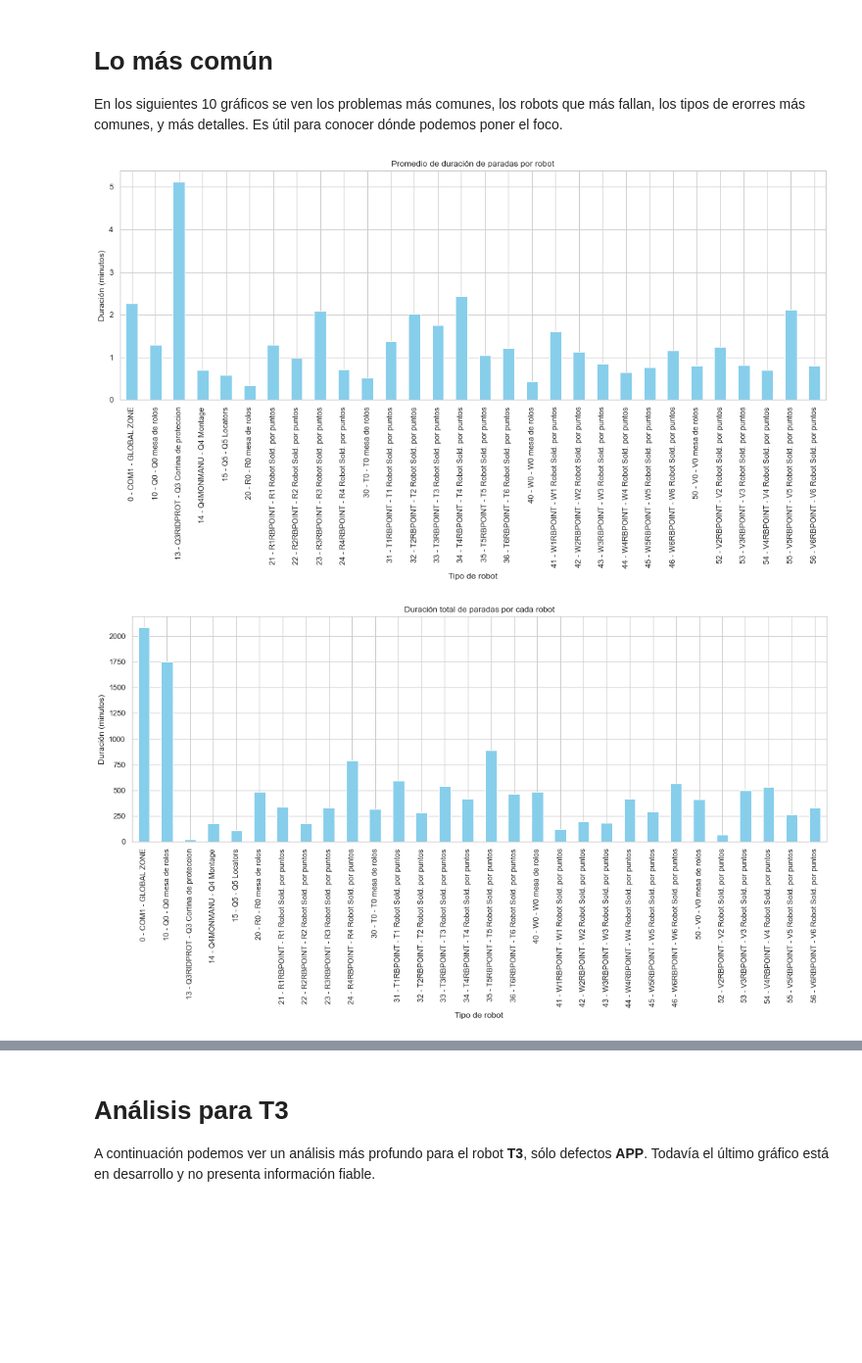
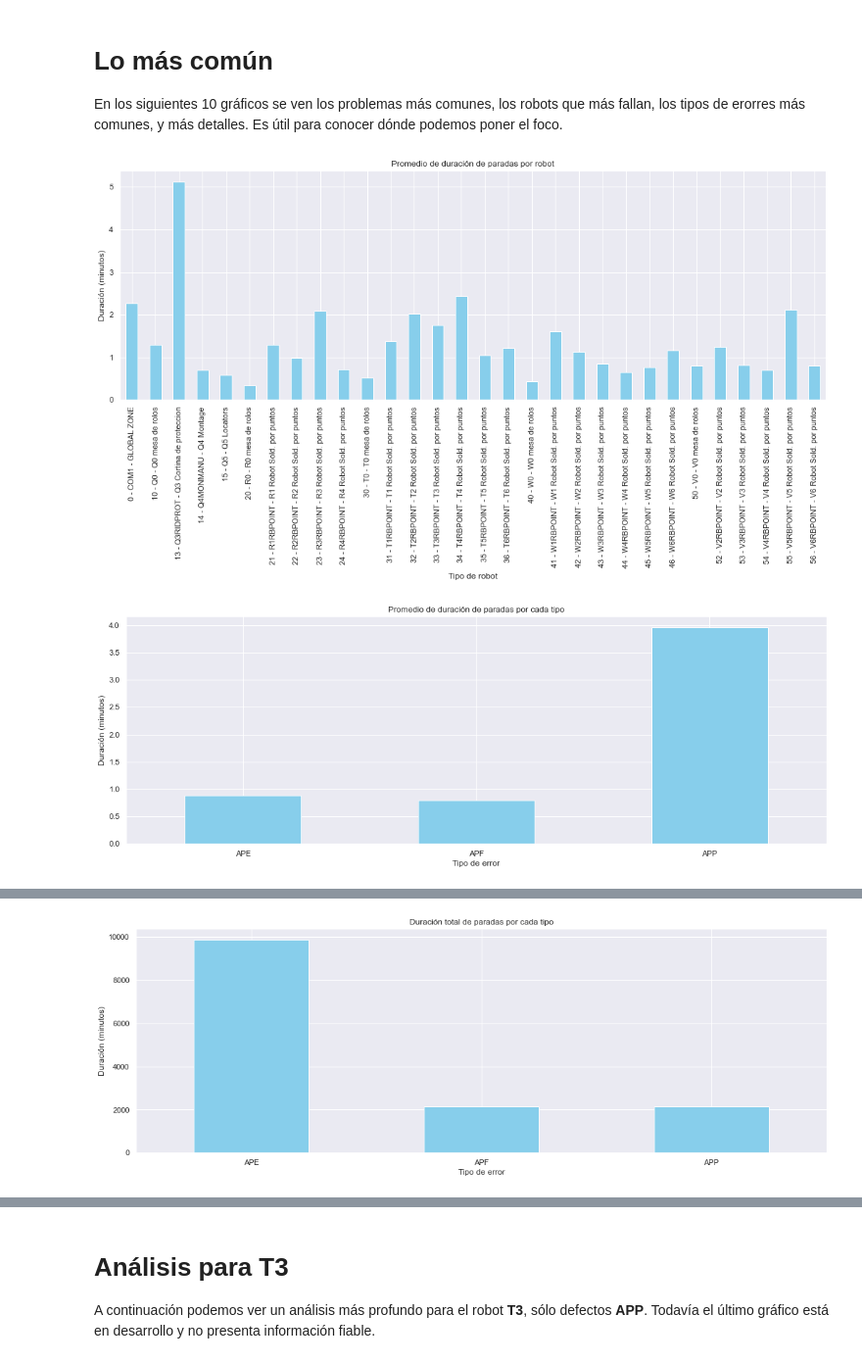
Before and after one commit to TomiMalamud/predictive-maintenance, a Jupyter notebook: smp-bm5z1.ipynb, the cells around one changed output, grey strips where cells are left out. Shown: that part at 98% size. Drawn from its saved outputs; the diff is of its cells as text; code cells hidden in the pictures; blank space fills up the shorter version.

```diff
--- a/smp-bm5z1.ipynb
+++ b/smp-bm5z1.ipynb
@@ -22,7 +22,7 @@ import matplotlib.pyplot as plt
 import seaborn as sns
 import numpy as np
 
-sns.set(style="whitegrid")
+sns.set(style="darkgrid")
 # %%
 df = pd.read_csv('C:\\Users\\pm24641\\OneDrive - Alliance\\Recursos PF\\BM5Z1.csv')
 # %% [markdown]
@@ -118,6 +159,10 @@ Es útil para conocer dónde podemos poner el foco.
 robot_duration = df.groupby('Module')['Duration'].sum() / 60
 
 average_robot_duration = df.groupby('Module')['Duration'].mean() / 60
+
+type_duration = df.groupby('Type')['Duration'].sum() / 60
+
+average_type_duration = df.groupby('Type')['Duration'].mean() / 60
 
 plt.figure(figsize=(18,6))
 average_robot_duration.plot(kind='bar',color='skyblue')
@@ -128,31 +173,48 @@ plt.xticks(rotation=90)
 plt.show()
 
 plt.figure(figsize=(18, 6))
+average_type_duration.plot(kind='bar', color='skyblue')
+plt.title('Promedio de duración de paradas por cada tipo')
+plt.xlabel('Tipo de error')
+plt.ylabel('Duración (minutos)')
+plt.xticks(rotation=0)
+plt.show()
+
+
+plt.figure(figsize=(18, 6))
 robot_duration.plot(kind='bar', color='skyblue')
 plt.title('Duración total de paradas por cada robot')
 plt.xlabel('Tipo de robot')
 plt.ylabel('Duración (minutos)')
 plt.xticks(rotation=90)
+plt.show()
+
+plt.figure(figsize=(18, 6))
+type_duration.plot(kind='bar', color='skyblue')
+plt.title('Duración total de paradas por cada tipo')
+plt.xlabel('Tipo de error')
+plt.ylabel('Duración (minutos)')
+plt.xticks(rotation=0)
 plt.show()
 
 columns_to_plot = ['Type', 'Module', 'Fine location', 'Stop cause', 'Origin type', 'Event', 'Stops family', 'Stops under-family']
 
 fig, axes = plt.subplots(len(columns_to_plot), 1, figsize=(10, 5 * len(columns_to_plot)))
 
 if len(columns_to_plot) == 1:
     axes = [axes]
 
 for i, col in enumerate(columns_to_plot):
     data = df[col].value_counts().nlargest(10)
     sns.barplot(x=data.values, y=data.index, ax=axes[i], palette='viridis', orient='h')
     axes[i].set_title(f'Distribución de frecuencias de {col}')
     axes[i].set_ylabel('Frecuencia')
     axes[i].set_xlabel(f'{col}')
     axes[i].tick_params(axis='y', which='major', labelsize=10)
     plt.subplots_adjust(left=0.3)
 
 plt.tight_layout()
 plt.show()
 # %% [output]
 [figure]
-[figure, old version]
+[figure, new version]
@@ -159,0 +222 @@ plt.show()
+[figure, added]
```
Also changed, not shown: parts of 7 cells of this notebook.
